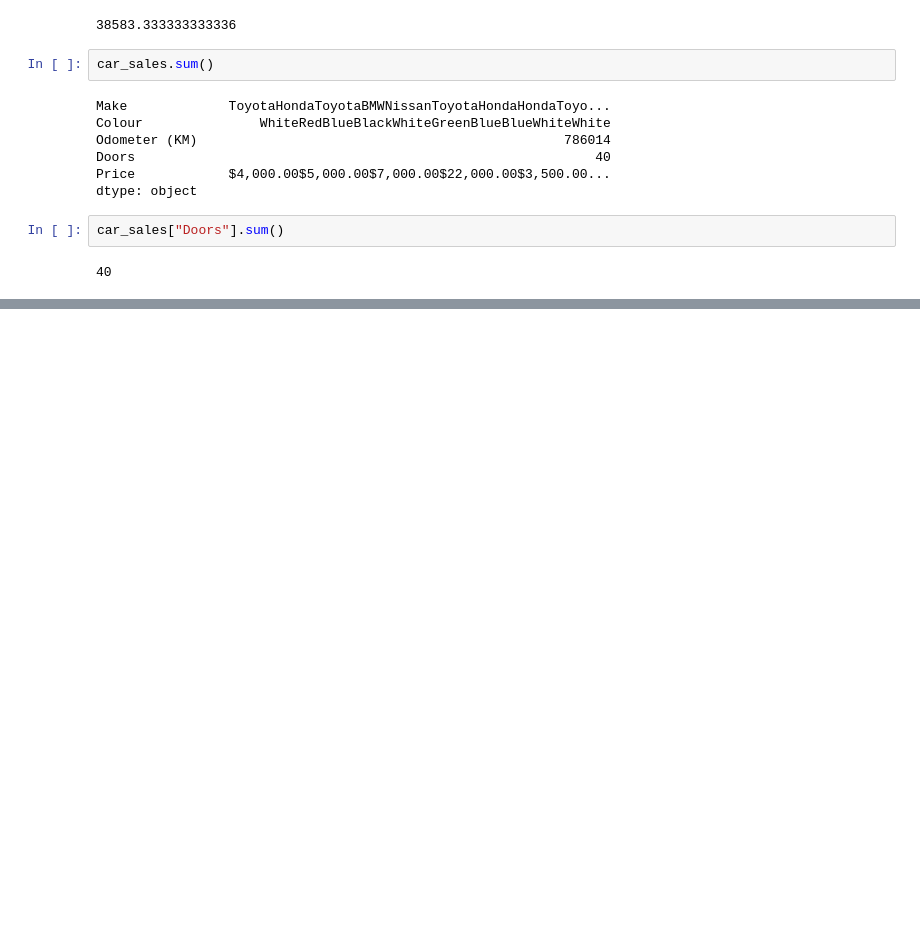
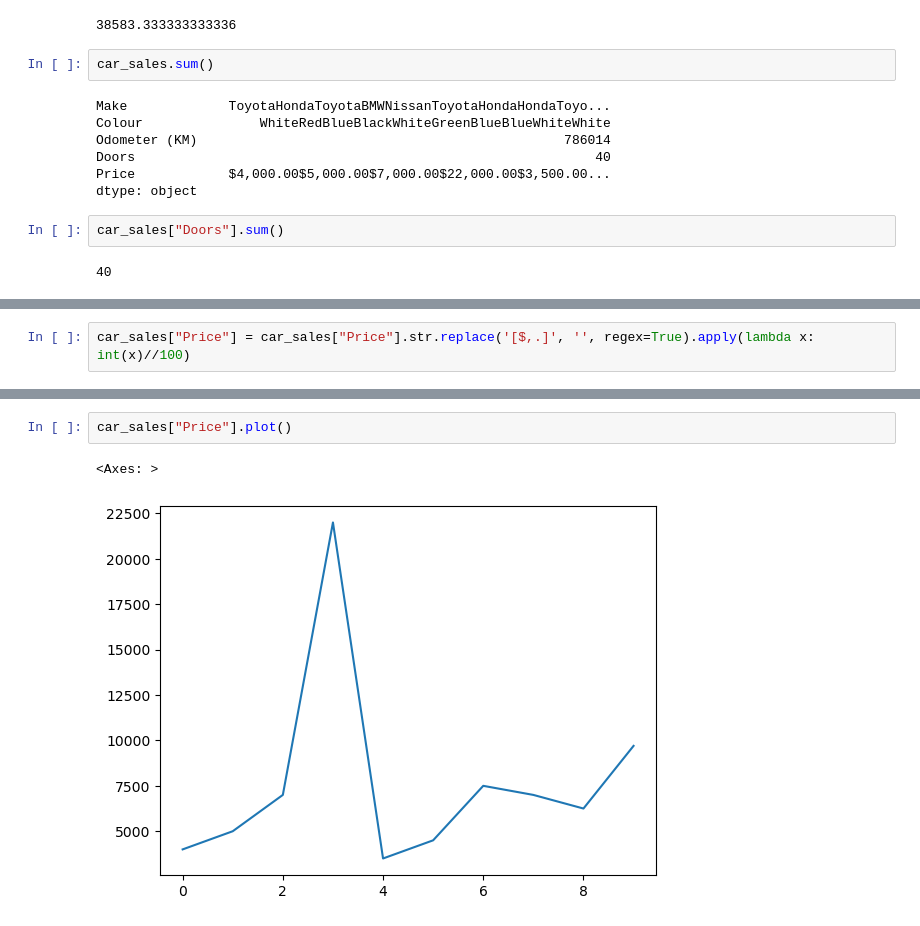
Before and after one commit to Juhasen/AI-MLtraining, a Jupyter notebook: notebooks/introduction-to-pandas.ipynb, the cells around one changed output, grey strips where cells are left out. Cells and saved outputs as stored; diff of their text form; blank space fills up the shorter version.

```diff
--- a/notebooks/introduction-to-pandas.ipynb
+++ b/notebooks/introduction-to-pandas.ipynb
@@ -165,0 +390,2 @@ len(
+# %%
+car_sales["Price"] = car_sales["Price"].str.replace('[$,.]', '', regex=True).apply(lambda x: int(x)//100)
@@ -165,0 +406,5 @@ len(
+# %%
+car_sales["Price"].plot()
+# %% [output]
+<Axes: >
+[figure, added]
```
Also changed, not shown: parts of 37 cells of this notebook.
